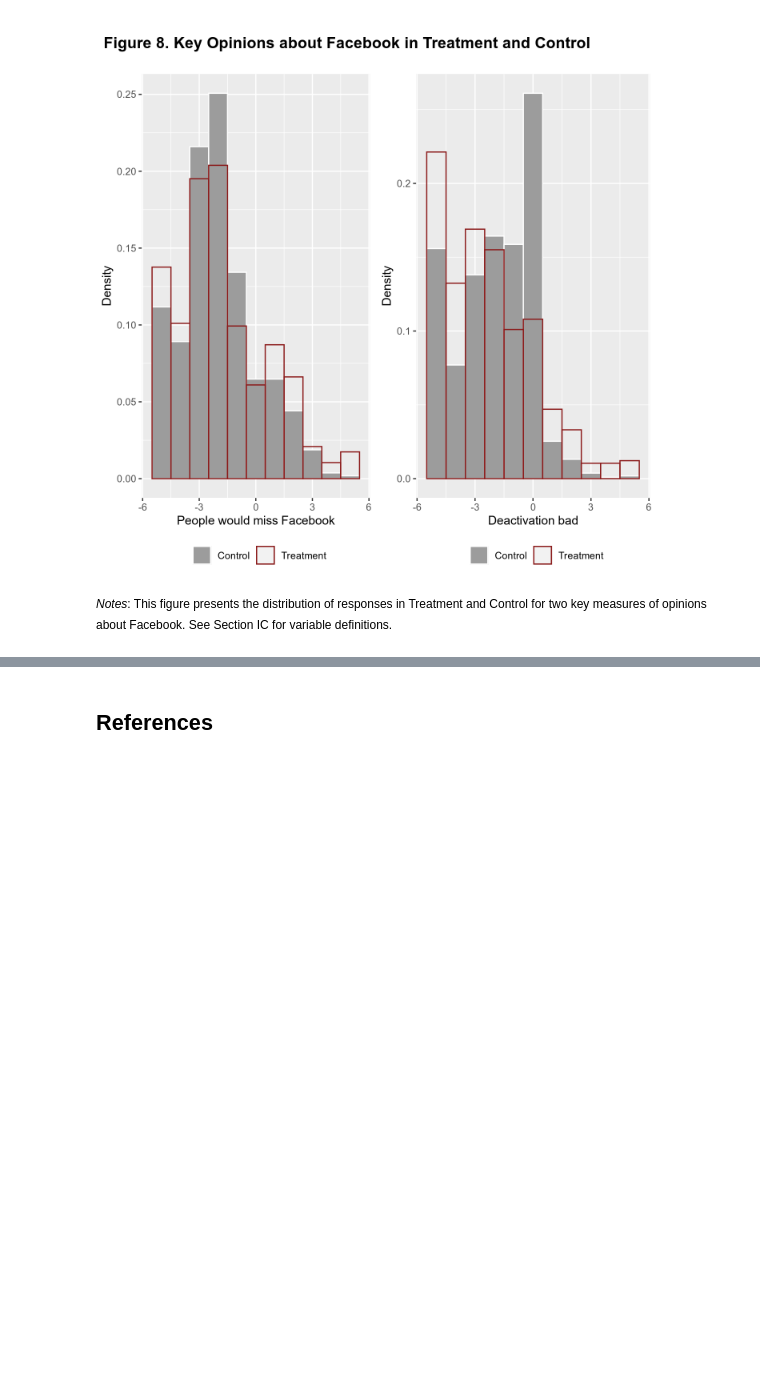
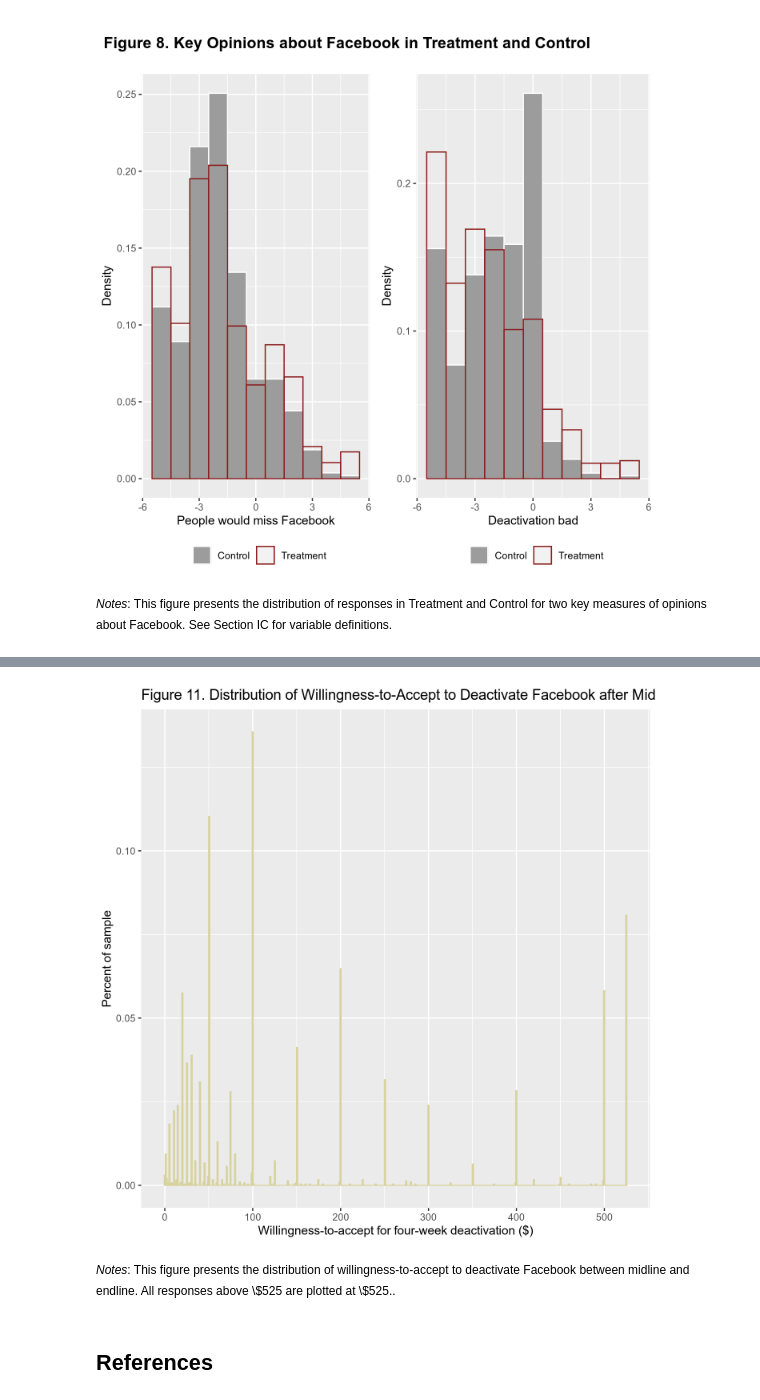
Before and after one commit to feauazmu/RepAllcotetal, a Jupyter notebook: replication_notebook.ipynb, the cells around one changed output, grey strips where cells are left out. Saved outputs shown, nothing was run; the diff lists cells and outputs as text; code cells hidden in the pictures; blank space fills up the shorter version.

```diff
--- a/replication_notebook.ipynb
+++ b/replication_notebook.ipynb
@@ -514,3 +531,11 @@ about Facebook. See Section IC for variable definitions.
+# %%
+options(repr.plot.width=7, repr.plot.height=7, repr.plot.res=200, warn=-1)
+figEleven <- genFigEleven(finalData)
+figEleven
+# %% [output]
+[figure, added]
+# %% [markdown]
+<p style="font-size:12px"><i>Notes</i>: This figure presents the distribution of willingness-to-accept to deactivate Facebook between midline and endline. All responses above \$525 are plotted at \$525..</p>
 # %% [markdown]
 ## References
 # %% [markdown]
```
Also changed, not shown: parts of 12 cells of this notebook.
